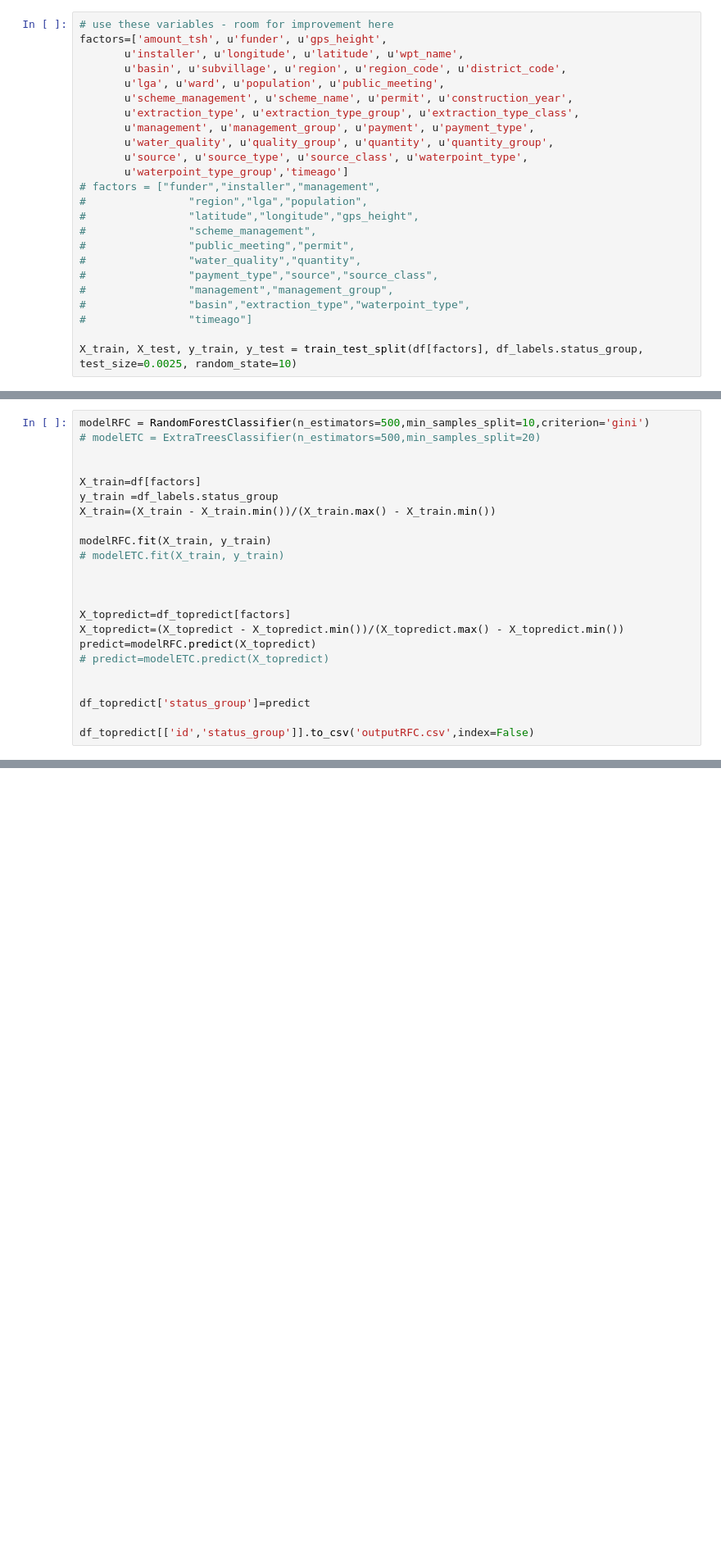
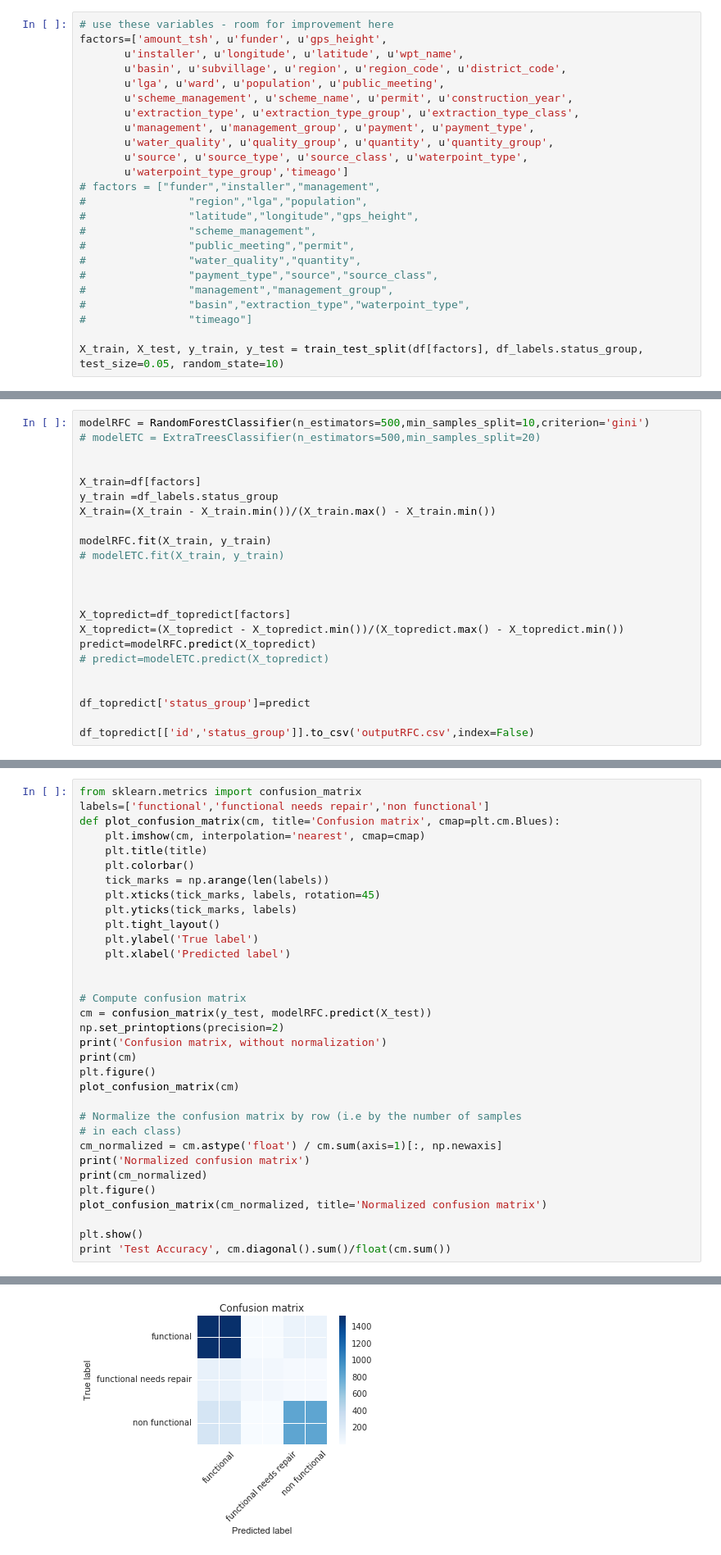
Before and after one commit to mattiaf/DataDriven_Pumps, a Jupyter notebook: pumps.ipynb, the cells around one changed output, grey strips where cells are left out. Shown at 82% size. Cells and saved outputs as stored; diff of their text form; blank space fills up the shorter version.

```diff
--- a/pumps.ipynb
+++ b/pumps.ipynb
@@ -132,7 +132,7 @@ factors=['amount_tsh', u'funder', u'gps_height',
 #                "basin","extraction_type","waterpoint_type",
 #                "timeago"]
 
-X_train, X_test, y_train, y_test = train_test_split(df[factors], df_labels.status_group, test_size=0.0025, random_state=10)
+X_train, X_test, y_train, y_test = train_test_split(df[factors], df_labels.status_group, test_size=0.05, random_state=10)
 # %% [markdown]
 ## Train and Score models
 
@@ -208,0 +217,34 @@ df_topredict[['id','status_group']].to_csv('outputRFC.csv',index=False)
+# %%
+from sklearn.metrics import confusion_matrix
+labels=['functional','functional needs repair','non functional']
+def plot_confusion_matrix(cm, title='Confusion matrix', cmap=plt.cm.Blues):
+    plt.imshow(cm, interpolation='nearest', cmap=cmap)
+    plt.title(title)
+    plt.colorbar()
+    tick_marks = np.arange(len(labels))
+    plt.xticks(tick_marks, labels, rotation=45)
+    plt.yticks(tick_marks, labels)
+    plt.tight_layout()
+    plt.ylabel('True label')
+    plt.xlabel('Predicted label')
+
+
+# Compute confusion matrix
+cm = confusion_matrix(y_test, modelRFC.predict(X_test))
+np.set_printoptions(precision=2)
+print('Confusion matrix, without normalization')
+print(cm)
+plt.figure()
+plot_confusion_matrix(cm)
+
+# Normalize the confusion matrix by row (i.e by the number of samples
+# in each class)
+cm_normalized = cm.astype('float') / cm.sum(axis=1)[:, np.newaxis]
+print('Normalized confusion matrix')
+print(cm_normalized)
+plt.figure()
+plot_confusion_matrix(cm_normalized, title='Normalized confusion matrix')
+
+plt.show()
+print 'Test Accuracy', cm.diagonal().sum()/float(cm.sum())
+# %% [output]
@@ -208,0 +259 @@ df_topredict[['id','status_group']].to_csv('outputRFC.csv',index=False)
+[figure, added]
```
Also changed, not shown: parts of 3 cells of this notebook.
